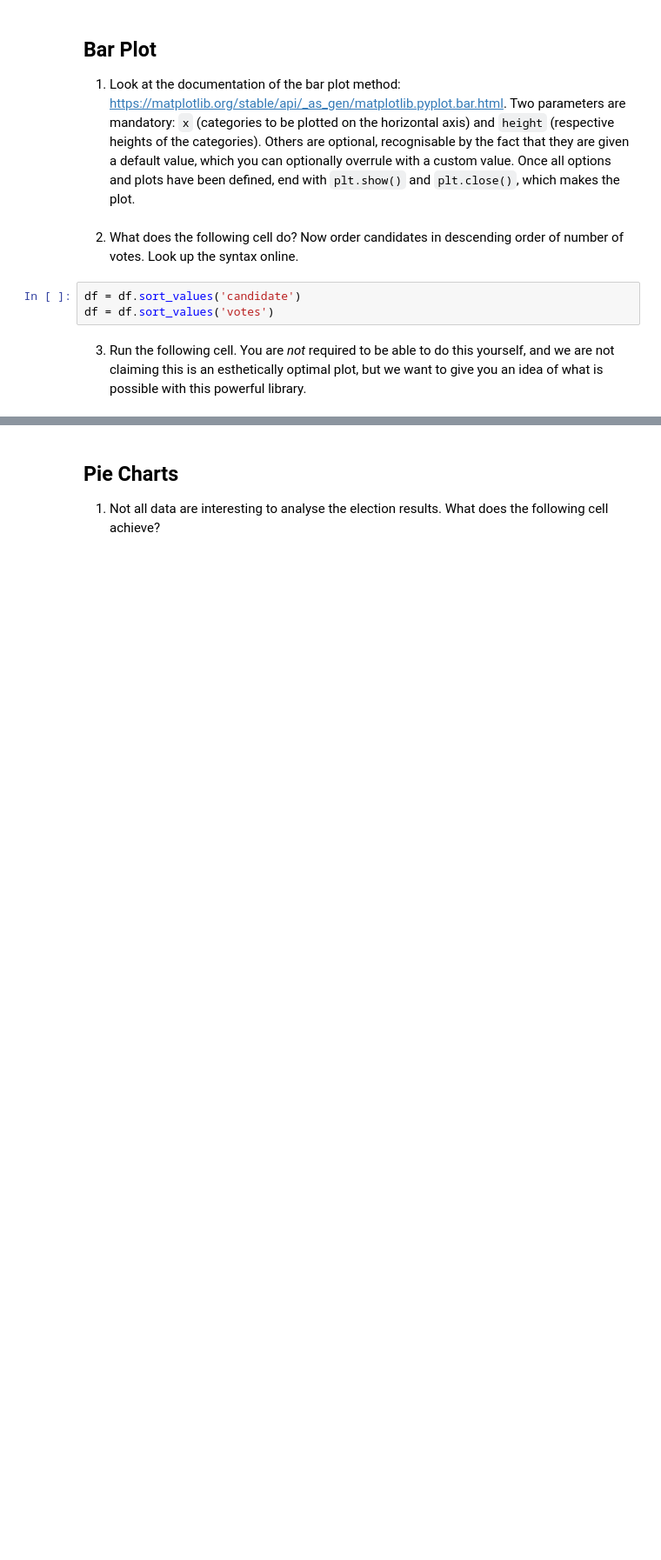
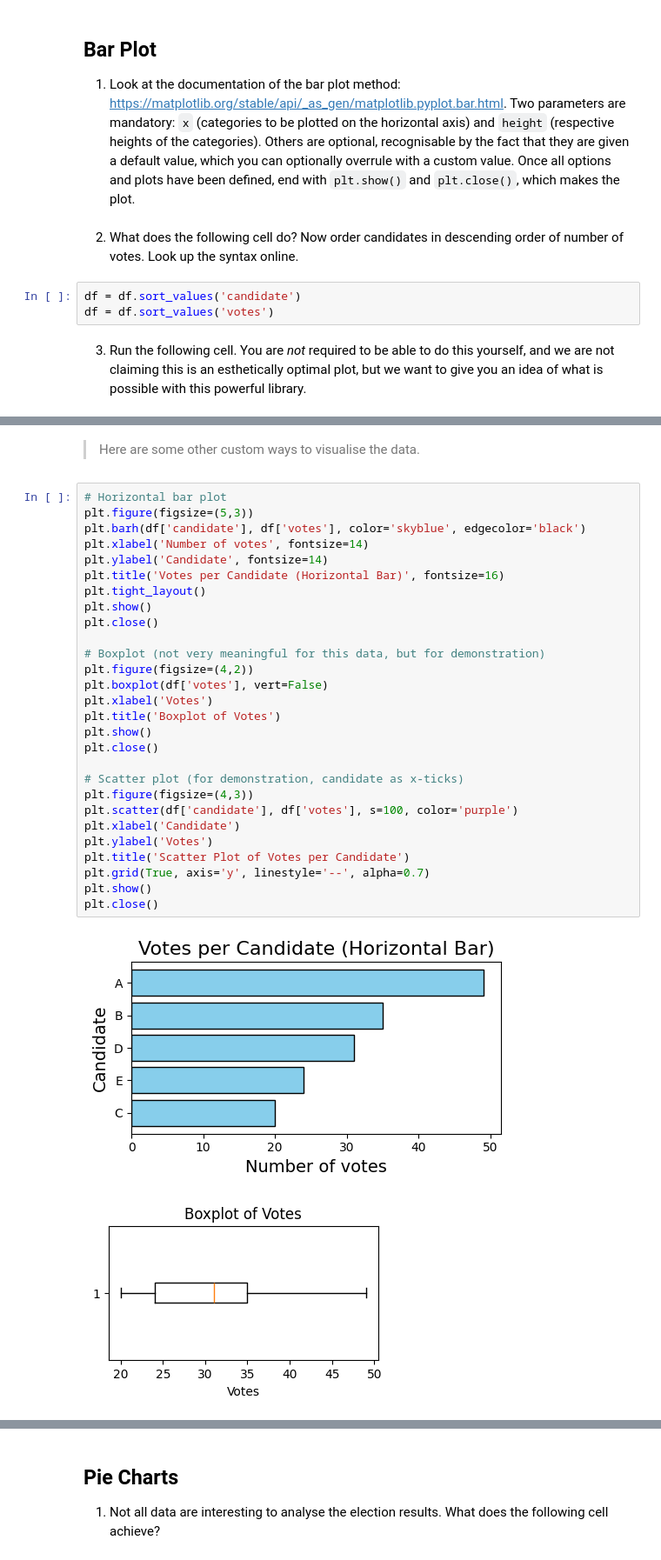
Before and after one commit to KUL-Industriele-ingenieurs/statistical-data-management, a Jupyter notebook: statistical-data-management/Session01.ipynb, the cells around one changed output, grey strips where cells are left out. Shown at 87% size. Drawn from its saved outputs; the diff is of its cells as text; blank space fills up the shorter version.

```diff
--- a/statistical-data-management/Session01.ipynb
+++ b/statistical-data-management/Session01.ipynb
@@ -115,0 +157,33 @@ plt.close()
+# %% [markdown]
+> Here are some other custom ways to visualise the data.
+# %%
+# Horizontal bar plot
+plt.figure(figsize=(5,3))
+plt.barh(df['candidate'], df['votes'], color='skyblue', edgecolor='black')
+plt.xlabel('Number of votes', fontsize=14)
+plt.ylabel('Candidate', fontsize=14)
+plt.title('Votes per Candidate (Horizontal Bar)', fontsize=16)
+plt.tight_layout()
+plt.show()
+plt.close()
+
+# Boxplot (not very meaningful for this data, but for demonstration)
+plt.figure(figsize=(4,2))
+plt.boxplot(df['votes'], vert=False)
+plt.xlabel('Votes')
+plt.title('Boxplot of Votes')
+plt.show()
+plt.close()
+
+# Scatter plot (for demonstration, candidate as x-ticks)
+plt.figure(figsize=(4,3))
+plt.scatter(df['candidate'], df['votes'], s=100, color='purple')
+plt.xlabel('Candidate')
+plt.ylabel('Votes')
+plt.title('Scatter Plot of Votes per Candidate')
+plt.grid(True, axis='y', linestyle='--', alpha=0.7)
+plt.show()
+plt.close()
+# %% [output]
+[figure, added]
+[figure, added]
```
Also changed, not shown: parts of 10 cells of this notebook, 1 other file.
